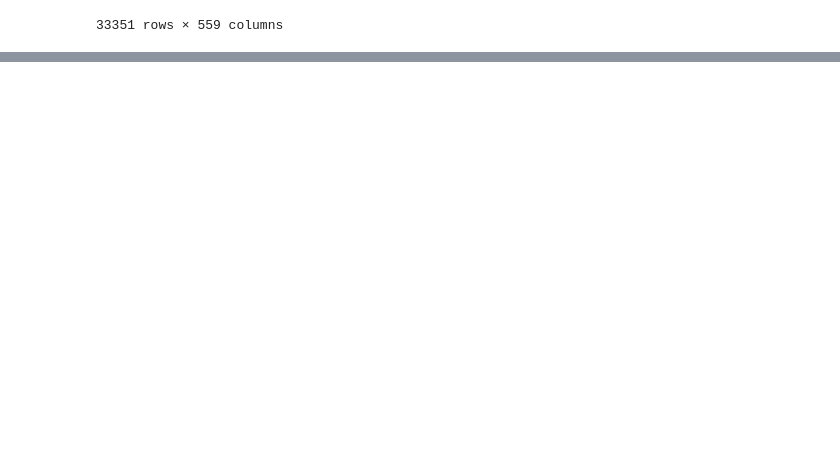
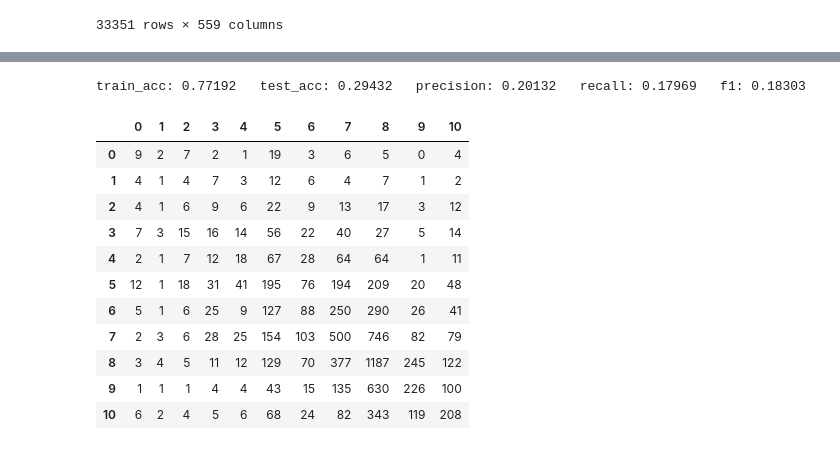
Before and after one commit to Xamweis/digi-impact-eco-socio, a Jupyter notebook: social.ipynb, the cells around one changed output, grey strips where cells are left out. Drawn from its saved outputs; the diff is of its cells as text; code cells hidden in the pictures; blank space fills up the shorter version.

```diff
--- a/social.ipynb
+++ b/social.ipynb
@@ -192,0 +303,18 @@ ess[cols_under_threshold]
+# %%
+from sklearn.linear_model import LogisticRegression
+from sklearn.neighbors import KNeighborsClassifier
+from xgboost import XGBClassifier
+from sklearn.model_selection import train_test_split
+
+fets = [
+    'netusoft', 'netustm', 'nwspol', 'polintr', 'eisced', 'agea', 'mainact', 'rlgdgr', 'hincfel', 'domicil', 'stflife'
+] + [t for t in ess.columns if t.startswith('mc')       # online/mobile communication
+]
+
+model = XGBClassifier()
+X, y = result(ess, 'happy', get_kbest_feats, 20)
+X_train, X_test, y_train, y_test = train_test_split(X, y)
+
+scaler = MinMaxScaler().fit(X_train)
+X_train = pd.DataFrame(scaler.transform(X_train), columns=X.columns)
+X_test = pd.DataFrame(scaler.transform(X_test), columns=X.columns)
@@ -192,0 +340,5 @@ ess[cols_under_threshold]
+# %%
+from imblearn.over_sampling import SMOTE
+# resampling
+
+X_train, y_train = SMOTE().fit_resample(X_train, y_train)
@@ -192,0 +360,2 @@ ess[cols_under_threshold]
+# %%
+model.fit(X_train, y_train)
@@ -192,0 +374,32 @@ ess[cols_under_threshold]
+# %%
+from sklearn.metrics import r2_score
+from sklearn.metrics import precision_score
+from sklearn.metrics import recall_score
+from sklearn.metrics import f1_score
+from sklearn.metrics import confusion_matrix
+
+preds = model.predict(X_test)
+decimals = 5
+
+print(
+    "train_acc:", round(model.score(X_train, y_train),decimals),
+    "  test_acc:", round(model.score(X_test, y_test),decimals),
+    "  precision:", round(precision_score(y_test, preds, average='macro'),decimals),
+    "  recall:", round(recall_score(y_test, preds, average='macro'),decimals),
+    "  f1:", round(f1_score(y_test, preds, average='macro'),decimals), "\n"
+    )
+pd.DataFrame(confusion_matrix(y_test, preds))
+# %% [output]
+train_acc: 0.77192   test_acc: 0.29432   precision: 0.20132   recall: 0.17969   f1: 0.18303
+|  | 0 | 1 | 2 | 3 | 4 | 5 | 6 | 7 | 8 | 9 | 10 |
+| 0 | 9 | 2 | 7 | 2 | 1 | 19 | 3 | 6 | 5 | 0 | 4 |
+| 1 | 4 | 1 | 4 | 7 | 3 | 12 | 6 | 4 | 7 | 1 | 2 |
+| 2 | 4 | 1 | 6 | 9 | 6 | 22 | 9 | 13 | 17 | 3 | 12 |
+| 3 | 7 | 3 | 15 | 16 | 14 | 56 | 22 | 40 | 27 | 5 | 14 |
+| 4 | 2 | 1 | 7 | 12 | 18 | 67 | 28 | 64 | 64 | 1 | 11 |
+| 5 | 12 | 1 | 18 | 31 | 41 | 195 | 76 | 194 | 209 | 20 | 48 |
+| 6 | 5 | 1 | 6 | 25 | 9 | 127 | 88 | 250 | 290 | 26 | 41 |
+| 7 | 2 | 3 | 6 | 28 | 25 | 154 | 103 | 500 | 746 | 82 | 79 |
+| 8 | 3 | 4 | 5 | 11 | 12 | 129 | 70 | 377 | 1187 | 245 | 122 |
+| 9 | 1 | 1 | 1 | 4 | 4 | 43 | 15 | 135 | 630 | 226 | 100 |
+| 10 | 6 | 2 | 4 | 5 | 6 | 68 | 24 | 82 | 343 | 119 | 208 |
```
Also changed, not shown: parts of 22 cells of this notebook, 1 other file.
